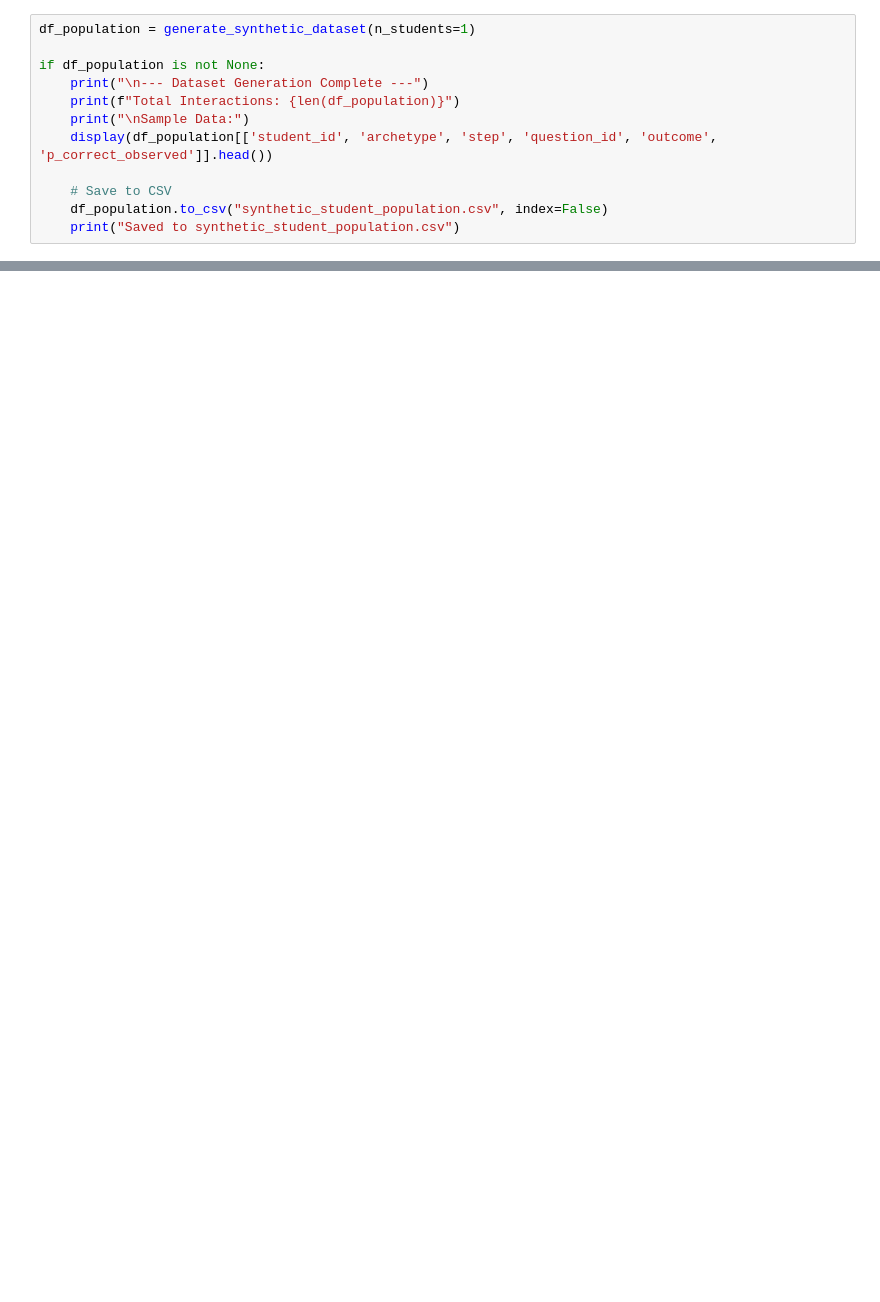
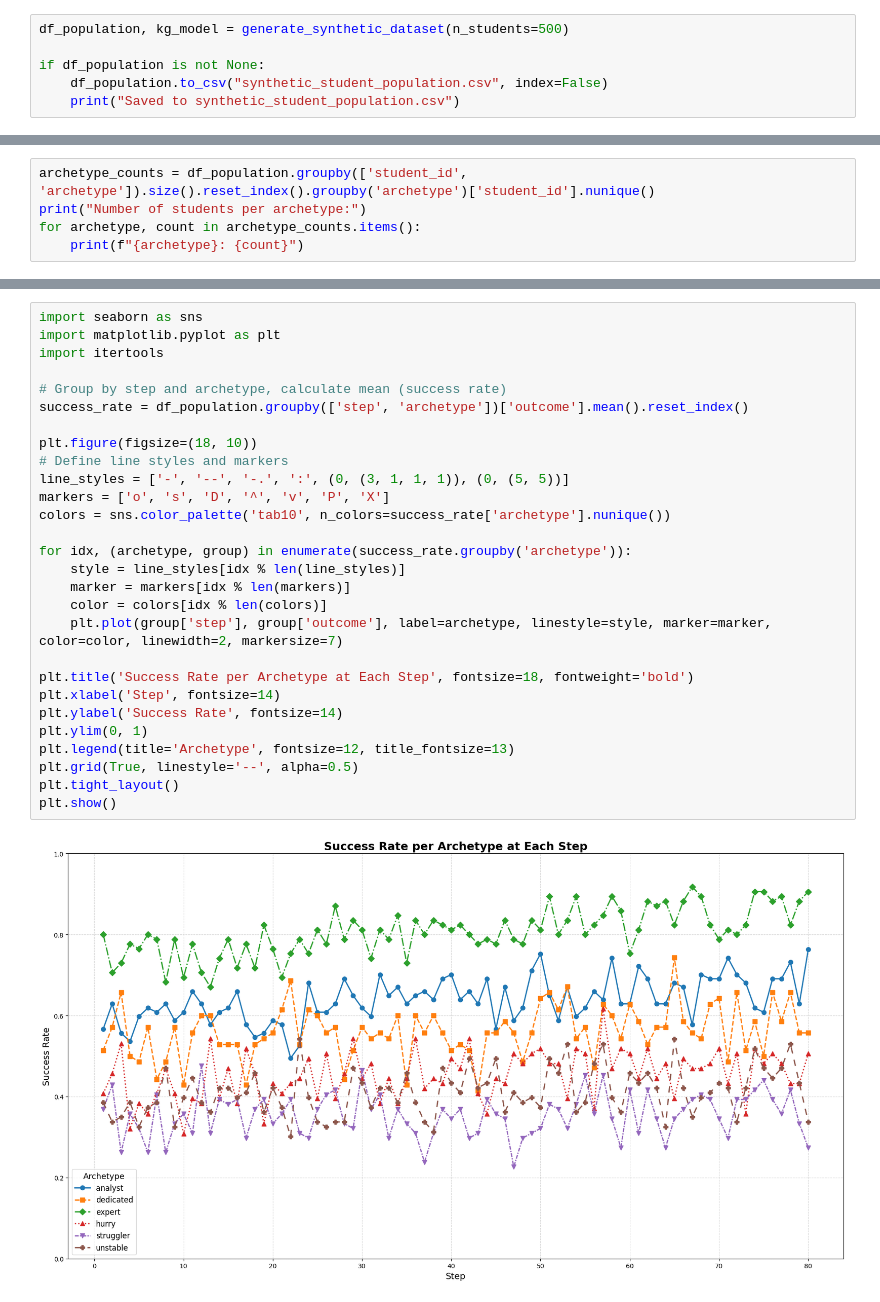
Before and after one commit to EduPras/4LINUX, a Jupyter notebook: notebooks/SINKT_Base_Sintética.ipynb, the cells around one changed output, grey strips where cells are left out. Saved outputs shown, nothing was run; the diff lists cells and outputs as text; blank space fills up the shorter version.

Commit message:
feat: synthetic dataset & report

```diff
--- a/notebooks/SINKT_Base_Sintética.ipynb
+++ b/notebooks/SINKT_Base_Sintética.ipynb
@@ -62,13 +76,7 @@ def generate_synthetic_dataset(n_students=100):
 # %%
-df_population = generate_synthetic_dataset(n_students=1)
+df_population, kg_model = generate_synthetic_dataset(n_students=500)
 
 if df_population is not None:
-    print("\n--- Dataset Generation Complete ---")
-    print(f"Total Interactions: {len(df_population)}")
-    print("\nSample Data:")
-    display(df_population[['student_id', 'archetype', 'step', 'question_id', 'outcome', 'p_correct_observed']].head())
-
-    # Save to CSV
     df_population.to_csv("synthetic_student_population.csv", index=False)
     print("Saved to synthetic_student_population.csv")
 # %% [output]
@@ -137,0 +84,5 @@ ERROR_TYPE: lack_of_concept_knowledge
+# %%
+archetype_counts = df_population.groupby(['student_id', 'archetype']).size().reset_index().groupby('archetype')['student_id'].nunique()
+print("Number of students per archetype:")
+for archetype, count in archetype_counts.items():
+    print(f"{archetype}: {count}")
@@ -137,0 +97,30 @@ ERROR_TYPE: lack_of_concept_knowledge
+# %%
+import seaborn as sns
+import matplotlib.pyplot as plt
+import itertools
+
+# Group by step and archetype, calculate mean (success rate)
+success_rate = df_population.groupby(['step', 'archetype'])['outcome'].mean().reset_index()
+
+plt.figure(figsize=(18, 10))
+# Define line styles and markers
+line_styles = ['-', '--', '-.', ':', (0, (3, 1, 1, 1)), (0, (5, 5))]
+markers = ['o', 's', 'D', '^', 'v', 'P', 'X']
+colors = sns.color_palette('tab10', n_colors=success_rate['archetype'].nunique())
+
+for idx, (archetype, group) in enumerate(success_rate.groupby('archetype')):
+    style = line_styles[idx % len(line_styles)]
+    marker = markers[idx % len(markers)]
+    color = colors[idx % len(colors)]
+    plt.plot(group['step'], group['outcome'], label=archetype, linestyle=style, marker=marker, color=color, linewidth=2, markersize=7)
+
+plt.title('Success Rate per Archetype at Each Step', fontsize=18, fontweight='bold')
+plt.xlabel('Step', fontsize=14)
+plt.ylabel('Success Rate', fontsize=14)
+plt.ylim(0, 1)
+plt.legend(title='Archetype', fontsize=12, title_fontsize=13)
+plt.grid(True, linestyle='--', alpha=0.5)
+plt.tight_layout()
+plt.show()
+# %% [output]
+[figure, added]
```
Also changed, not shown: parts of 20 cells of this notebook, 31 other files.
